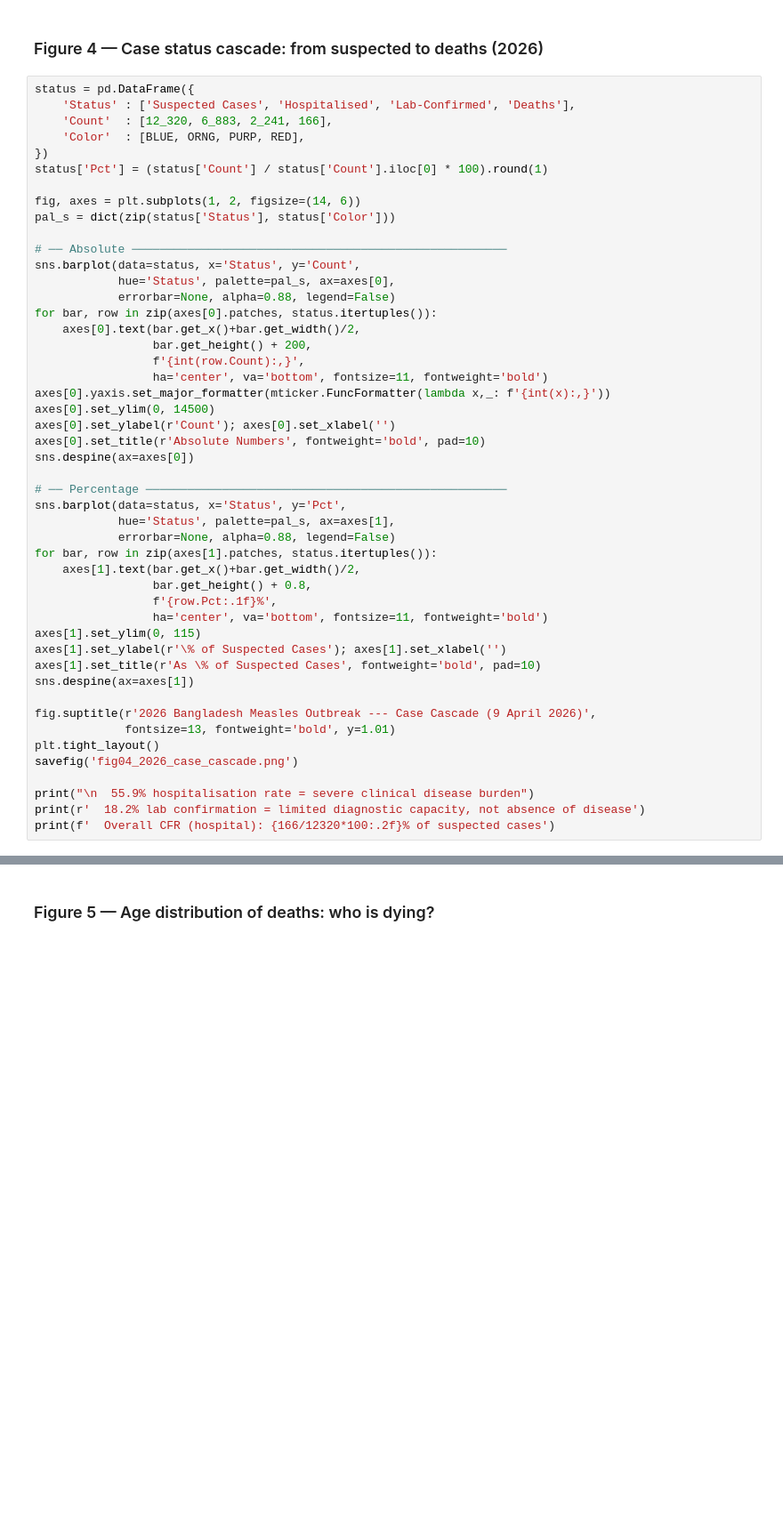
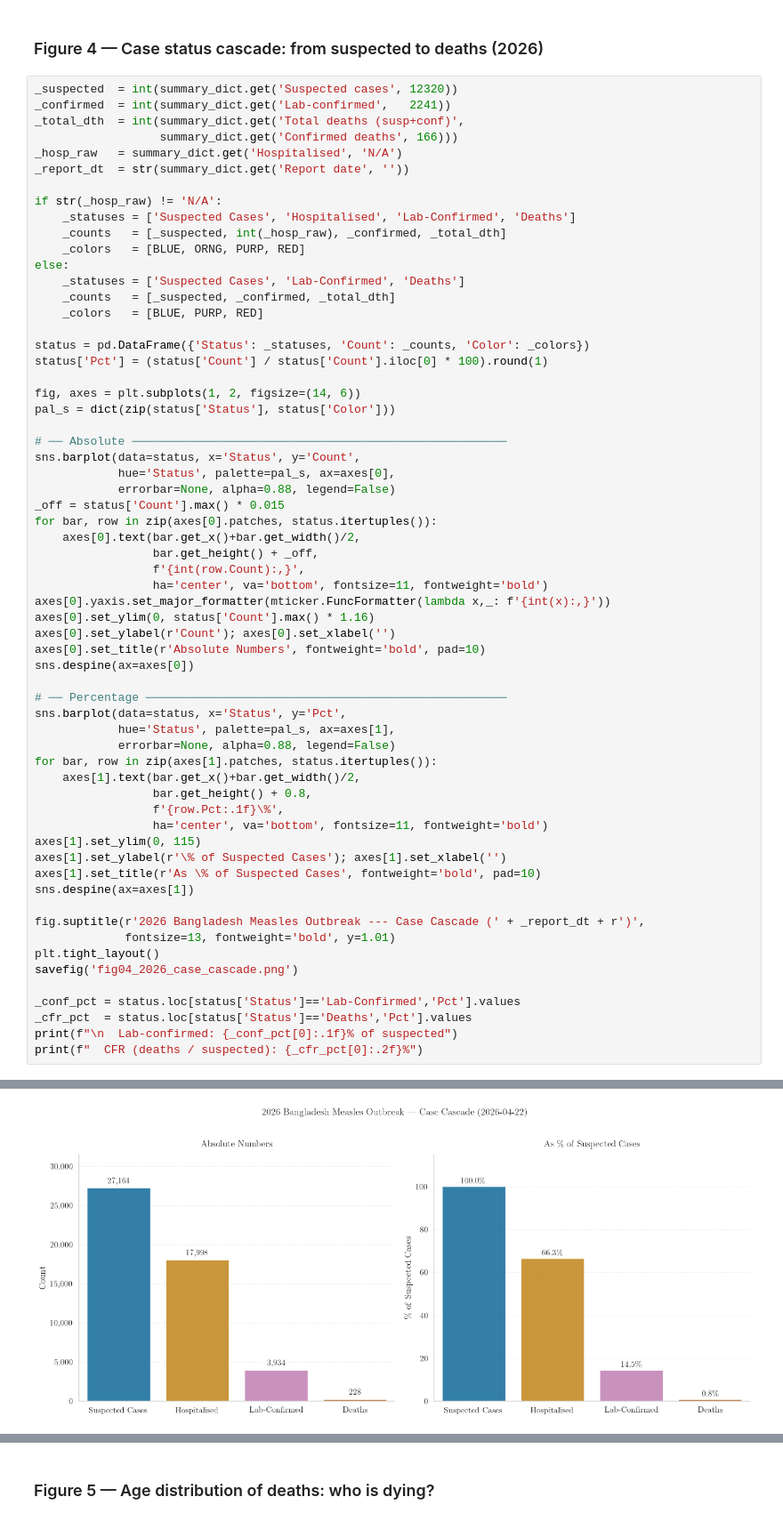
Before and after one commit to awnonbhowmik/Measles-BD, a Jupyter notebook: measles_bangladesh_eda.ipynb, the cells around one changed output, grey strips where cells are left out. Shown at 89% size. Cells and saved outputs as stored; diff of their text form; blank space fills up the shorter version.

```diff
--- a/measles_bangladesh_eda.ipynb
+++ b/measles_bangladesh_eda.ipynb
@@ -491,11 +554,23 @@ for _, row in gdf_ir.sort_values('Incidence_per_100k',
 # %% [markdown]
 ### Figure 4 — Case status cascade: from suspected to deaths (2026)
 # %%
-status = pd.DataFrame({
-    'Status' : ['Suspected Cases', 'Hospitalised', 'Lab-Confirmed', 'Deaths'],
-    'Count'  : [12_320, 6_883, 2_241, 166],
-    'Color'  : [BLUE, ORNG, PURP, RED],
-})
+_suspected  = int(summary_dict.get('Suspected cases', 12320))
+_confirmed  = int(summary_dict.get('Lab-confirmed',   2241))
+_total_dth  = int(summary_dict.get('Total deaths (susp+conf)',
+                  summary_dict.get('Confirmed deaths', 166)))
+_hosp_raw   = summary_dict.get('Hospitalised', 'N/A')
+_report_dt  = str(summary_dict.get('Report date', ''))
+
+if str(_hosp_raw) != 'N/A':
+    _statuses = ['Suspected Cases', 'Hospitalised', 'Lab-Confirmed', 'Deaths']
+    _counts   = [_suspected, int(_hosp_raw), _confirmed, _total_dth]
+    _colors   = [BLUE, ORNG, PURP, RED]
+else:
+    _statuses = ['Suspected Cases', 'Lab-Confirmed', 'Deaths']
+    _counts   = [_suspected, _confirmed, _total_dth]
+    _colors   = [BLUE, PURP, RED]
+
+status = pd.DataFrame({'Status': _statuses, 'Count': _counts, 'Color': _colors})
 status['Pct'] = (status['Count'] / status['Count'].iloc[0] * 100).round(1)
 
 fig, axes = plt.subplots(1, 2, figsize=(14, 6))
@@ -505,13 +580,14 @@ pal_s = dict(zip(status['Status'], status['Color']))
 sns.barplot(data=status, x='Status', y='Count',
             hue='Status', palette=pal_s, ax=axes[0],
             errorbar=None, alpha=0.88, legend=False)
+_off = status['Count'].max() * 0.015
 for bar, row in zip(axes[0].patches, status.itertuples()):
     axes[0].text(bar.get_x()+bar.get_width()/2,
-                 bar.get_height() + 200,
+                 bar.get_height() + _off,
                  f'{int(row.Count):,}',
                  ha='center', va='bottom', fontsize=11, fontweight='bold')
 axes[0].yaxis.set_major_formatter(mticker.FuncFormatter(lambda x,_: f'{int(x):,}'))
-axes[0].set_ylim(0, 14500)
+axes[0].set_ylim(0, status['Count'].max() * 1.16)
 axes[0].set_ylabel(r'Count'); axes[0].set_xlabel('')
 axes[0].set_title(r'Absolute Numbers', fontweight='bold', pad=10)
 sns.despine(ax=axes[0])
@@ -523,18 +599,20 @@ sns.barplot(data=status, x='Status', y='Pct',
 for bar, row in zip(axes[1].patches, status.itertuples()):
     axes[1].text(bar.get_x()+bar.get_width()/2,
                  bar.get_height() + 0.8,
-                 f'{row.Pct:.1f}%',
+                 f'{row.Pct:.1f}\%',
                  ha='center', va='bottom', fontsize=11, fontweight='bold')
 axes[1].set_ylim(0, 115)
 axes[1].set_ylabel(r'\% of Suspected Cases'); axes[1].set_xlabel('')
 axes[1].set_title(r'As \% of Suspected Cases', fontweight='bold', pad=10)
 sns.despine(ax=axes[1])
 
-fig.suptitle(r'2026 Bangladesh Measles Outbreak --- Case Cascade (9 April 2026)',
+fig.suptitle(r'2026 Bangladesh Measles Outbreak --- Case Cascade (' + _report_dt + r')',
              fontsize=13, fontweight='bold', y=1.01)
 plt.tight_layout()
 savefig('fig04_2026_case_cascade.png')
 
-print("\n  55.9% hospitalisation rate = severe clinical disease burden")
-print(r'  18.2% lab confirmation = limited diagnostic capacity, not absence of disease')
-print(f'  Overall CFR (hospital): {166/12320*100:.2f}% of suspected cases')
+_conf_pct = status.loc[status['Status']=='Lab-Confirmed','Pct'].values
+_cfr_pct  = status.loc[status['Status']=='Deaths','Pct'].values
+print(f"\n  Lab-confirmed: {_conf_pct[0]:.1f}% of suspected")
+print(f"  CFR (deaths / suspected): {_cfr_pct[0]:.2f}%")
+# %% [output]
@@ -540,0 +620 @@ print(f'  Overall CFR (hospital): {166/12320*100:.2f}% of suspected cases')
+[figure, added]
```
Also changed, not shown: parts of 26 cells of this notebook, 43 other files.
